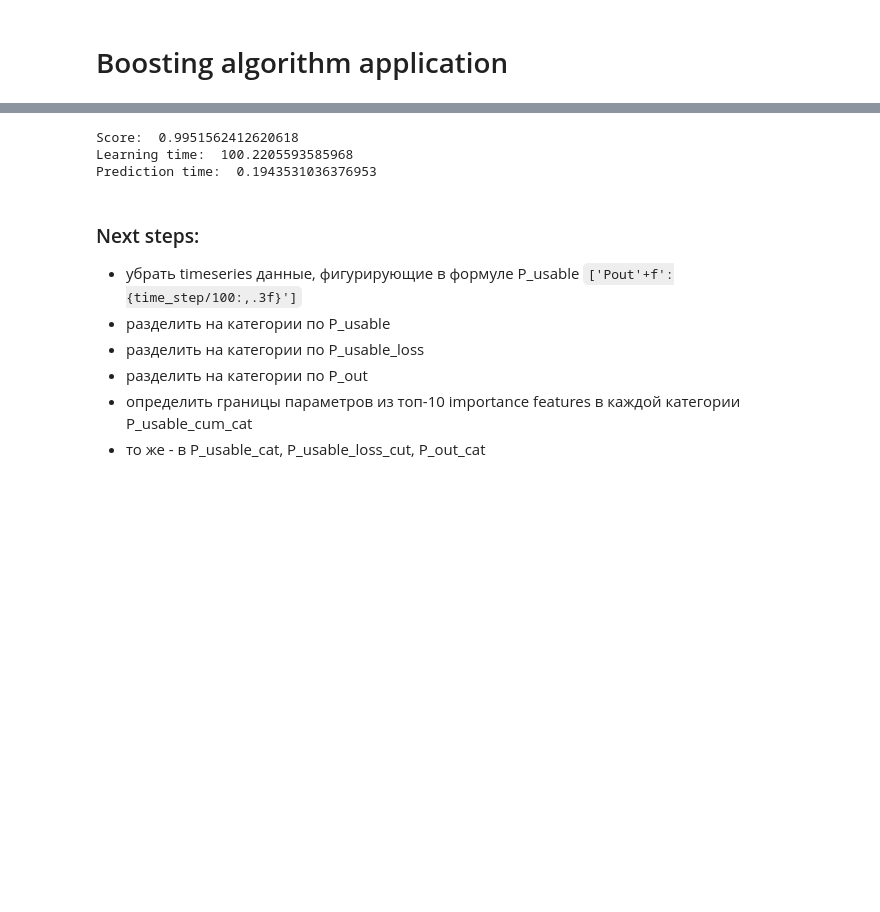
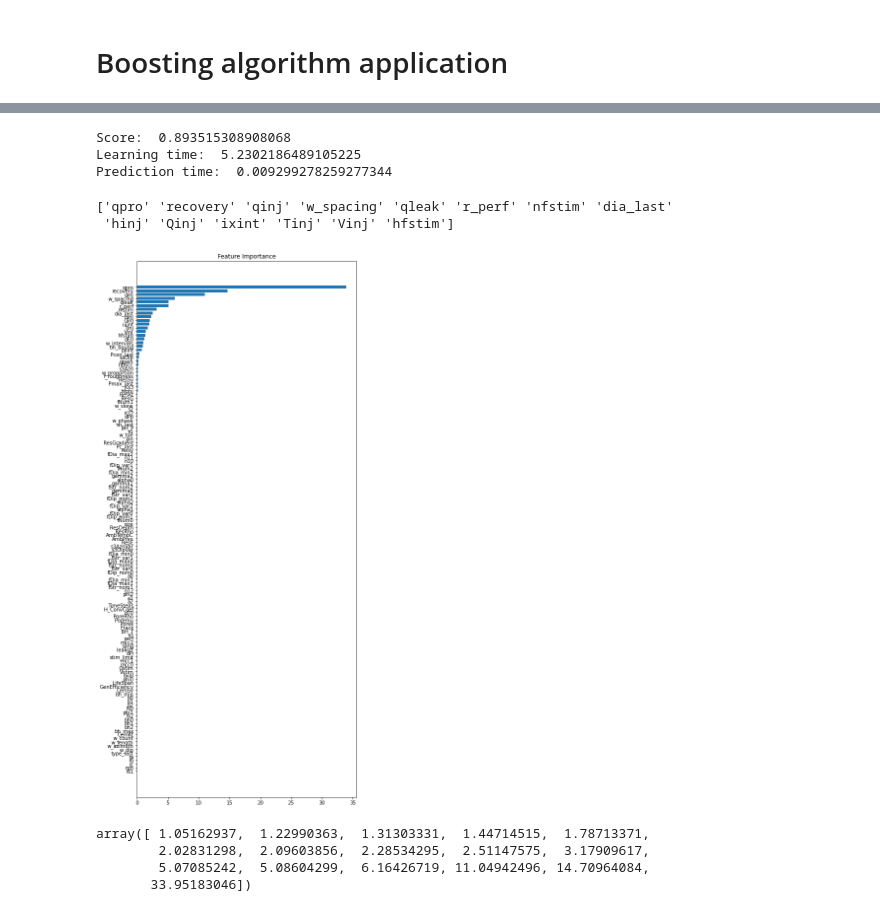
Before and after one commit to borisenko-ru/spe_pivot_2022_datathon, a Jupyter notebook: spe_pivot_datathon.ipynb, the cells around one changed output, grey strips where cells are left out. Saved outputs shown, nothing was run; the diff lists cells and outputs as text; code cells hidden in the pictures; blank space fills up the shorter version.

```diff
--- a/spe_pivot_datathon.ipynb
+++ b/spe_pivot_datathon.ipynb
@@ -834,5 +824,13 @@ inputs_results_main30yr_P_usable_loss_cat = P_usable_cat1_2.append(P_usable_cat3
 # %%
-X = inputs_results_main30yr_P_usable_loss_cat.drop(columns={'P_usable_cum', 'P_usable_cum_cat'})
+# Prepare the data. Remove objective function components and timeseries
+X = inputs_results_main30yr_P_usable_loss_cat.copy()
+
+for time_step in range(0,3000,25):
+  X.drop(columns={'Pout'+f':{time_step/100:,.3f}', 'dhout'+f':{time_step/100:,.3f}',\
+                  'hpro'+f':{time_step/100:,.3f}', 'P_usable'+f':{time_step/100:,.3f}',\
+                  'P_usable_loss'+f':{time_step/100:,.3f}'}, inplace=True)
+
+X.drop(columns={'v5', 'pinj', 'p_whp', 'mpro', 'P_usable_cum', 'P_usable_cum_cat'}, inplace=True)
 y = inputs_results_main30yr_P_usable_loss_cat['P_usable_cum_cat']
 
 X_train, X_valid, y_train, y_valid = train_test_split(X, y, test_size=0.2,
@@ -875,25 +873,28 @@ print('Score: ', f1_score(y_valid, y_pred, average='macro'))
 print('Learning time: ', catboost_time)
 print('Prediction time: ', catboost_time_predicting)
 # %% [output]
-Score:  0.9951562412620618
-Learning time:  100.2205593585968
-Prediction time:  0.1943531036376953
+Score:  0.893515308908068
+Learning time:  5.2302186489105225
+Prediction time:  0.009299278259277344
 # %%
 feature_importance = model_cbc.feature_importances_
 sorted_idx = np.argsort(feature_importance)
 
-fig = plt.figure(figsize=(8, 100))
+fig = plt.figure(figsize=(8, 20))
 
 plt.barh(range(len(sorted_idx)), feature_importance[sorted_idx], align='center')
 plt.yticks(range(len(sorted_idx)), np.array(X_valid.columns)[sorted_idx])
 plt.title('Feature Importance')
 
-print(np.array(X_valid.columns)[sorted_idx][:15])
+print(np.array(X_valid.columns)[sorted_idx][:-15:-1])
+# %% [output]
+['qpro' 'recovery' 'qinj' 'w_spacing' 'qleak' 'r_perf' 'nfstim' 'dia_last'
+ 'hinj' 'Qinj' 'ixint' 'Tinj' 'Vinj' 'hfstim']
+[figure, added]
-# %% [markdown]
-### Next steps:
-* убрать timeseries данные, фигурирующие в формуле P_usable `['Pout'+f':{time_step/100:,.3f}']`
-* разделить на категории по P_usable
-* разделить на категории по P_usable_loss
-* разделить на категории по P_out
-* определить границы параметров из топ-10 importance features в каждой категории P_usable_cum_cat
-* то же - в P_usable_cat, P_usable_loss_cut, P_out_cat
+# %%
+feature_importance[sorted_idx][feature_importance[sorted_idx] > 1]
+# %% [output]
+array([ 1.05162937,  1.22990363,  1.31303331,  1.44714515,  1.78713371,
+        2.02831298,  2.09603856,  2.28534295,  2.51147575,  3.17909617,
+        5.07085242,  5.08604299,  6.16426719, 11.04942496, 14.70964084,
+       33.95183046])
```
Also changed, not shown: parts of 16 cells of this notebook.
